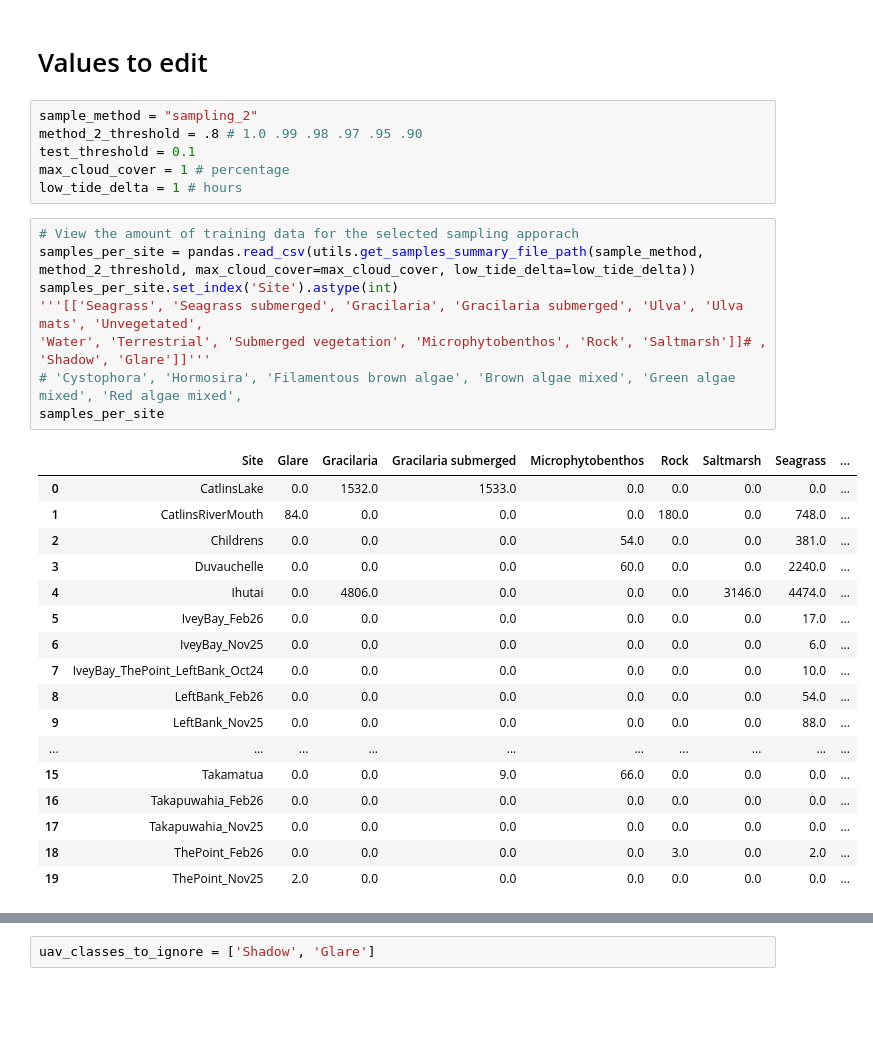
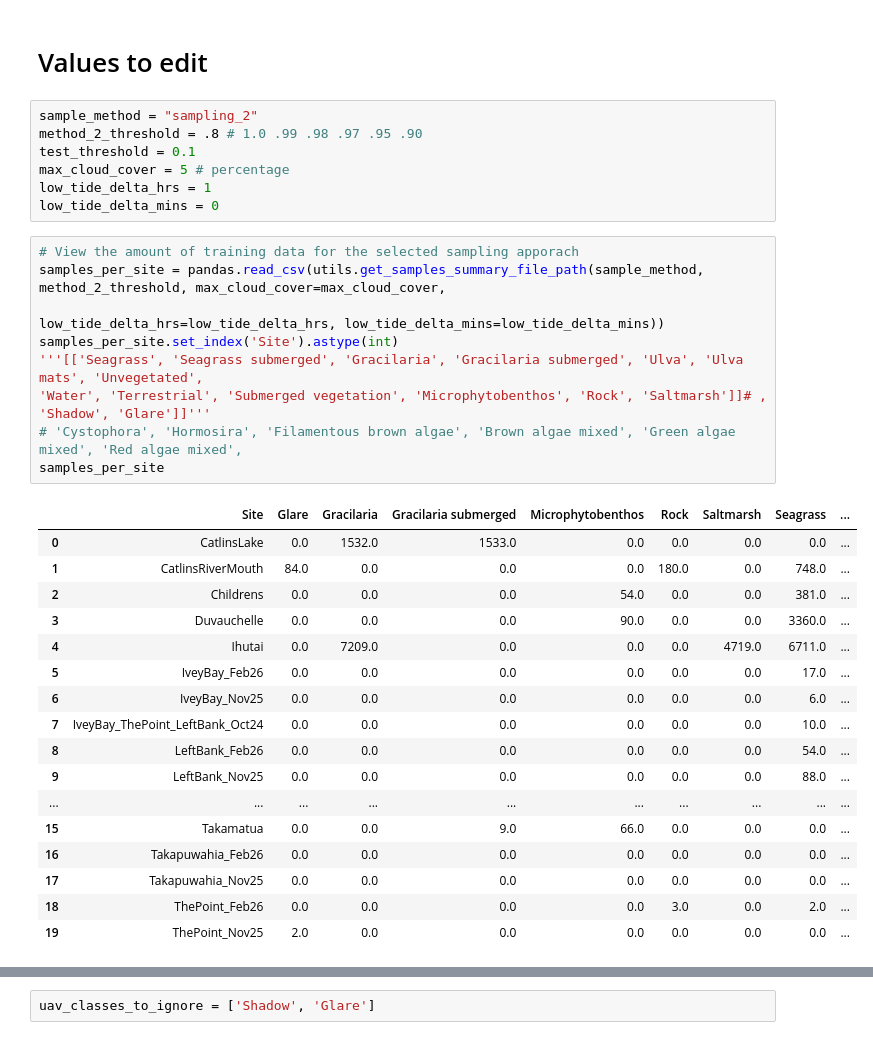
Before and after one commit to niwa/seagrass-detection, a Jupyter notebook: notebooks/train_and_validate_percent_holdout.ipynb, the cells around one changed output, grey strips where cells are left out. Saved outputs shown, nothing was run; the diff lists cells and outputs as text; blank space fills up the shorter version.

```diff
--- a/notebooks/train_and_validate_percent_holdout.ipynb
+++ b/notebooks/train_and_validate_percent_holdout.ipynb
@@ -30,23 +30,25 @@ import plotting
 sample_method = "sampling_2"
 method_2_threshold = .8 # 1.0 .99 .98 .97 .95 .90
 test_threshold = 0.1
-max_cloud_cover = 1 # percentage
-low_tide_delta = 1 # hours
+max_cloud_cover = 5 # percentage
+low_tide_delta_hrs = 1
+low_tide_delta_mins = 0
 # %%
 # View the amount of training data for the selected sampling apporach
-samples_per_site = pandas.read_csv(utils.get_samples_summary_file_path(sample_method, method_2_threshold, max_cloud_cover=max_cloud_cover, low_tide_delta=low_tide_delta))
+samples_per_site = pandas.read_csv(utils.get_samples_summary_file_path(sample_method, method_2_threshold, max_cloud_cover=max_cloud_cover,
+                                                                       low_tide_delta_hrs=low_tide_delta_hrs, low_tide_delta_mins=low_tide_delta_mins))
 samples_per_site.set_index('Site').astype(int)
 '''[['Seagrass', 'Seagrass submerged', 'Gracilaria', 'Gracilaria submerged', 'Ulva', 'Ulva mats', 'Unvegetated',
 'Water', 'Terrestrial', 'Submerged vegetation', 'Microphytobenthos', 'Rock', 'Saltmarsh']]# , 'Shadow', 'Glare']]'''
 # 'Cystophora', 'Hormosira', 'Filamentous brown algae', 'Brown algae mixed', 'Green algae mixed', 'Red algae mixed',
 samples_per_site
 # %% [output]
 |  | Site | Glare | Gracilaria | Gracilaria submerged | Microphytobenthos | Rock | Saltmarsh | Seagrass | ... |
 | 0 | CatlinsLake | 0.0 | 1532.0 | 1533.0 | 0.0 | 0.0 | 0.0 | 0.0 | ... |
 | 1 | CatlinsRiverMouth | 84.0 | 0.0 | 0.0 | 0.0 | 180.0 | 0.0 | 748.0 | ... |
 | 2 | Childrens | 0.0 | 0.0 | 0.0 | 54.0 | 0.0 | 0.0 | 381.0 | ... |
-| 3 | Duvauchelle | 0.0 | 0.0 | 0.0 | 60.0 | 0.0 | 0.0 | 2240.0 | ... |
-| 4 | Ihutai | 0.0 | 4806.0 | 0.0 | 0.0 | 0.0 | 3146.0 | 4474.0 | ... |
+| 3 | Duvauchelle | 0.0 | 0.0 | 0.0 | 90.0 | 0.0 | 0.0 | 3360.0 | ... |
+| 4 | Ihutai | 0.0 | 7209.0 | 0.0 | 0.0 | 0.0 | 4719.0 | 6711.0 | ... |
 | 5 | IveyBay_Feb26 | 0.0 | 0.0 | 0.0 | 0.0 | 0.0 | 0.0 | 17.0 | ... |
 | 6 | IveyBay_Nov25 | 0.0 | 0.0 | 0.0 | 0.0 | 0.0 | 0.0 | 6.0 | ... |
 | 7 | IveyBay_ThePoint_LeftBank_Oct24 | 0.0 | 0.0 | 0.0 | 0.0 | 0.0 | 0.0 | 10.0 | ... |
```
Also changed, not shown: parts of 8 cells of this notebook, 9 other files.
